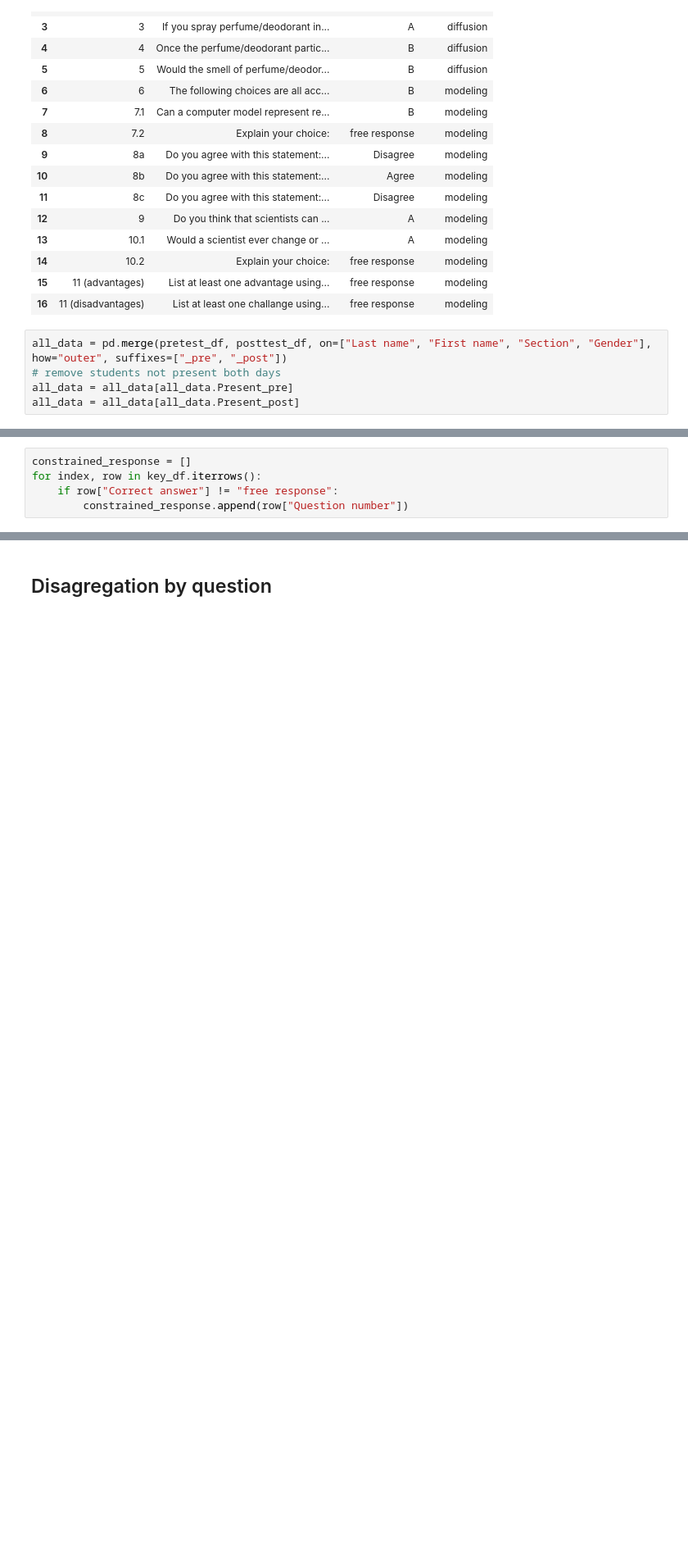
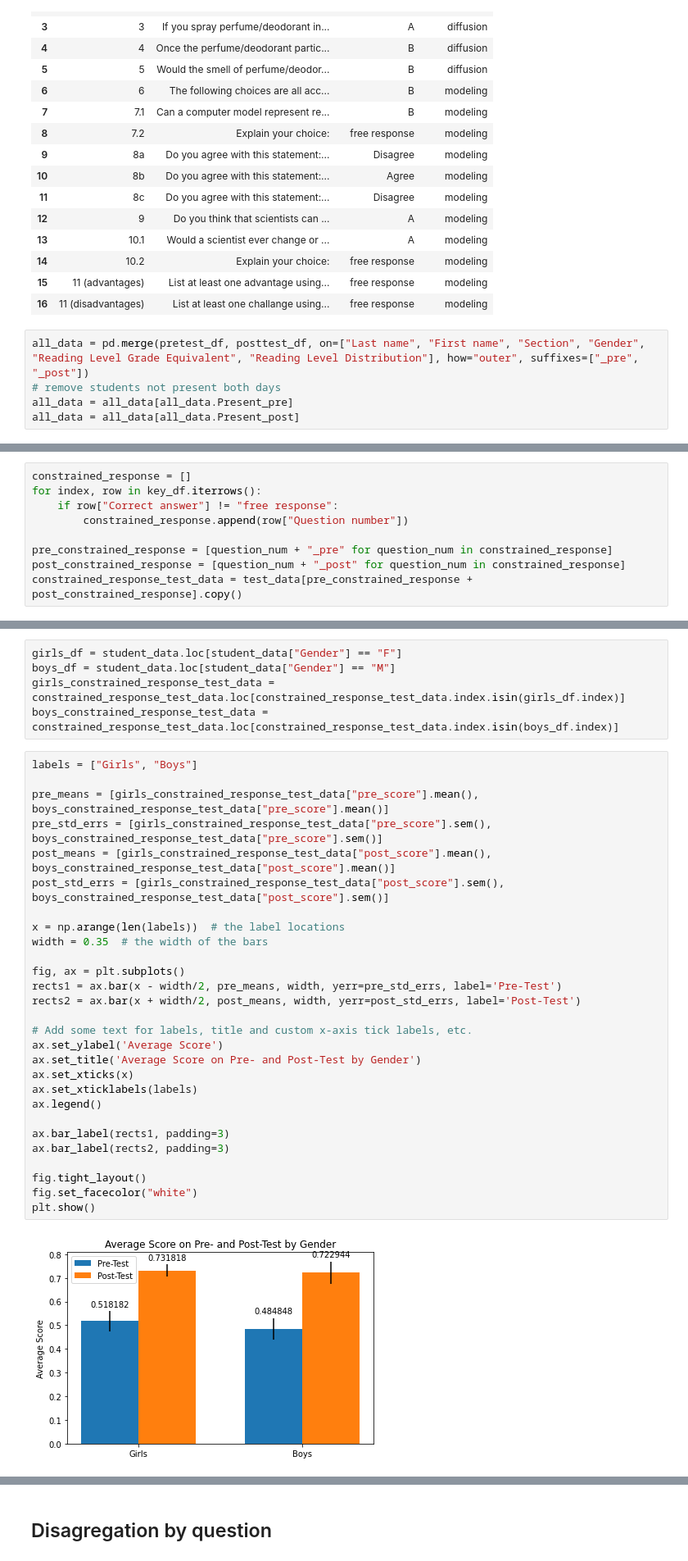
Before and after one commit to wolfj95/a2s_unit_1, a Jupyter notebook: unit_1_data_analysis.ipynb, the cells around one changed output, grey strips where cells are left out. Shown at 82% size. Saved outputs shown, nothing was run; the diff lists cells and outputs as text; blank space fills up the shorter version.

Commit message:
Restructure analysis, add error bars, add reading level

```diff
--- a/unit_1_data_analysis.ipynb
+++ b/unit_1_data_analysis.ipynb
@@ -30,7 +30,7 @@ key_df
 | 15 | 11 (advantages) | List at least one advantage using... | free response | modeling |
 | 16 | 11 (disadvantages) | List at least one challange using... | free response | modeling |
 # %%
-all_data = pd.merge(pretest_df, posttest_df, on=["Last name", "First name", "Section", "Gender"], how="outer", suffixes=["_pre", "_post"])
+all_data = pd.merge(pretest_df, posttest_df, on=["Last name", "First name", "Section", "Gender", "Reading Level Grade Equivalent", "Reading Level Distribution"], how="outer", suffixes=["_pre", "_post"])
 # remove students not present both days
 all_data = all_data[all_data.Present_pre]
 all_data = all_data[all_data.Present_post]
@@ -43,3 +63,7 @@ constrained_response = []
 for index, row in key_df.iterrows():
     if row["Correct answer"] != "free response":
         constrained_response.append(row["Question number"])
+
+pre_constrained_response = [question_num + "_pre" for question_num in constrained_response]
+post_constrained_response = [question_num + "_post" for question_num in constrained_response]
+constrained_response_test_data = test_data[pre_constrained_response + post_constrained_response].copy()
@@ -45,0 +158,35 @@ for index, row in key_df.iterrows():
+# %%
+girls_df = student_data.loc[student_data["Gender"] == "F"]
+boys_df = student_data.loc[student_data["Gender"] == "M"]
+girls_constrained_response_test_data = constrained_response_test_data.loc[constrained_response_test_data.index.isin(girls_df.index)]
+boys_constrained_response_test_data = constrained_response_test_data.loc[constrained_response_test_data.index.isin(boys_df.index)]
+# %%
+labels = ["Girls", "Boys"]
+
+pre_means = [girls_constrained_response_test_data["pre_score"].mean(), boys_constrained_response_test_data["pre_score"].mean()]
+pre_std_errs = [girls_constrained_response_test_data["pre_score"].sem(), boys_constrained_response_test_data["pre_score"].sem()]
+post_means = [girls_constrained_response_test_data["post_score"].mean(), boys_constrained_response_test_data["post_score"].mean()]
+post_std_errs = [girls_constrained_response_test_data["post_score"].sem(), boys_constrained_response_test_data["post_score"].sem()]
+
+x = np.arange(len(labels))  # the label locations
+width = 0.35  # the width of the bars
+
+fig, ax = plt.subplots()
+rects1 = ax.bar(x - width/2, pre_means, width, yerr=pre_std_errs, label='Pre-Test')
+rects2 = ax.bar(x + width/2, post_means, width, yerr=post_std_errs, label='Post-Test')
+
+# Add some text for labels, title and custom x-axis tick labels, etc.
+ax.set_ylabel('Average Score')
+ax.set_title('Average Score on Pre- and Post-Test by Gender')
+ax.set_xticks(x)
+ax.set_xticklabels(labels)
+ax.legend()
+
+ax.bar_label(rects1, padding=3)
+ax.bar_label(rects2, padding=3)
+
+fig.tight_layout()
+fig.set_facecolor("white")
+plt.show()
+# %% [output]
+[figure, added]
```
Also changed, not shown: parts of 35 cells of this notebook.
